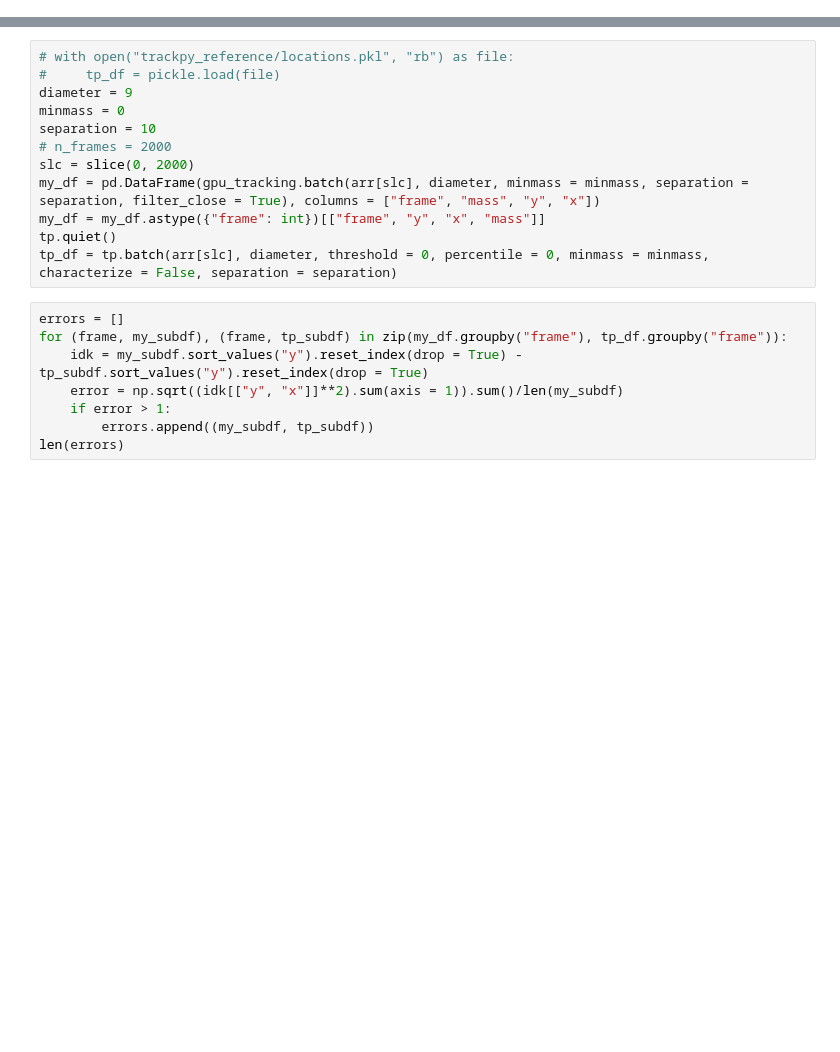
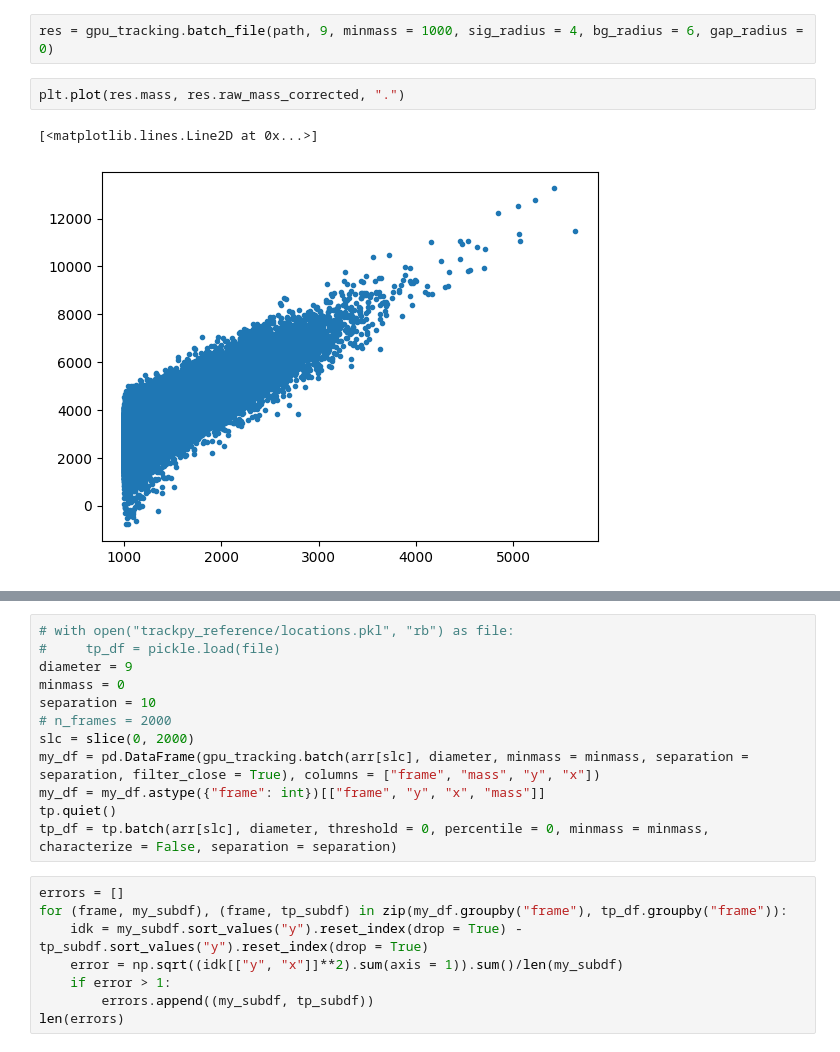
Before and after one commit to amfaber/tracking_optimizations, a Jupyter notebook: gpu-tracking/testing/explore.ipynb, the cells around one changed output, grey strips where cells are left out. Drawn from its saved outputs; the diff is of its cells as text; blank space fills up the shorter version.

```diff
--- a/gpu-tracking/testing/explore.ipynb
+++ b/gpu-tracking/testing/explore.ipynb
@@ -65,0 +34,7 @@ r'c:\Users\andre\anaconda3\envs\tracking-script\lib\site-packages'.replace(r"\",
+# %%
+res = gpu_tracking.batch_file(path, 9, minmass = 1000, sig_radius = 4, bg_radius = 6, gap_radius = 0)
+# %%
+plt.plot(res.mass, res.raw_mass_corrected, ".")
+# %% [output]
+[<matplotlib.lines.Line2D at 0x...>]
+[figure, added]
```
Also changed, not shown: parts of 16 cells of this notebook, 14 other files.
